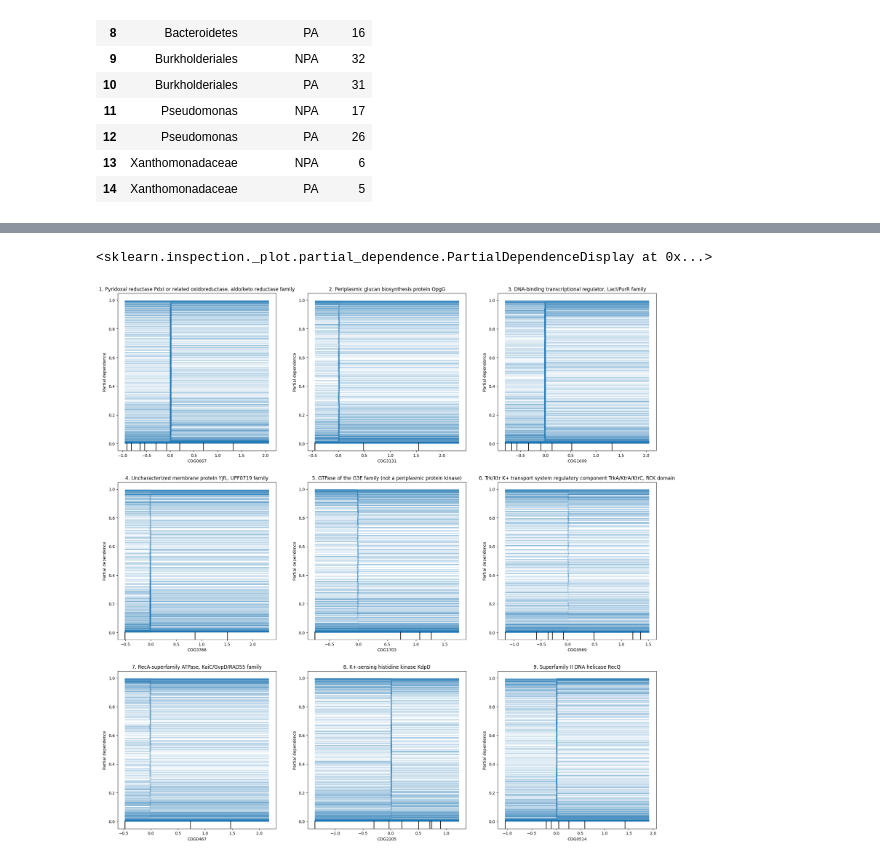
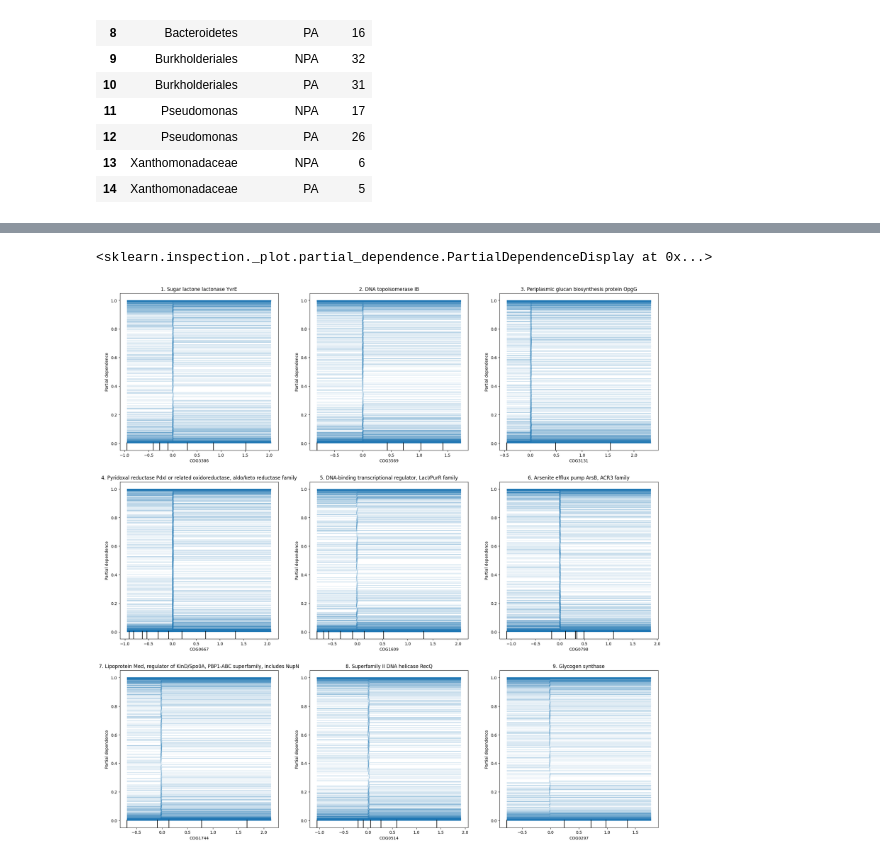
Before and after one commit to ajlukasiewicz/Team_9_MacLearn, a Jupyter notebook: Prediction_of_plant_associated_bacteria.ipynb, the cells around one changed output, grey strips where cells are left out. Saved outputs shown, nothing was run; the diff lists cells and outputs as text; code cells hidden in the pictures.

```diff
--- a/Prediction_of_plant_associated_bacteria.ipynb
+++ b/Prediction_of_plant_associated_bacteria.ipynb
@@ -667,42 +647,41 @@ KeyboardInterrupt: ignored
 # %%
 #SC and ML
 fig, ax = plt.subplots(3, 3, figsize =(24, 24))
 
 # Top three feature importances
 
-ax[0,0].set_title('1. Pyridoxal reductase PdxI or related oxidoreductase, aldo/keto reductase family')
-PartialDependenceDisplay.from_estimator(XGB, X_train, ['COG0667'], kind='individual' , ax = ax[0,0])
+ax[0,0].set_title('1. Sugar lactone lactonase YvrE')
+PartialDependenceDisplay.from_estimator(XGB, X_train, ['COG3386'], kind='individual' , ax = ax[0,0])
 
-ax[0,1].set_title('2. Periplasmic glucan biosynthesis protein OpgG')
-PartialDependenceDisplay.from_estimator(XGB, X_train, ['COG3131'], kind='individual' , ax = ax[0,1])
+ax[0,1].set_title('2. DNA topoisomerase IB')
+PartialDependenceDisplay.from_estimator(XGB, X_train, ['COG3569'], kind='individual' , ax = ax[0,1])
 
-ax[0,2].set_title('3. DNA-binding transcriptional regulator, LacI/PurR family')
-PartialDependenceDisplay.from_estimator(XGB, X_train, ['COG1609'], kind='individual' , ax = ax[0,2])
+ax[0,2].set_title('3. Periplasmic glucan biosynthesis protein OpgG')
+PartialDependenceDisplay.from_estimator(XGB, X_train, ['COG3131'], kind='individual' , ax = ax[0,2])
+
+# Next top three
+ax[1,0].set_title('4. Pyridoxal reductase PdxI or related oxidoreductase, aldo/keto reductase family')
+PartialDependenceDisplay.from_estimator(XGB, X_train, ['COG0667'], kind='individual' , ax = ax[1,0])
+
+ax[1,1].set_title('5. DNA-binding transcriptional regulator, LacI/PurR family')
+PartialDependenceDisplay.from_estimator(XGB, X_train, ['COG1609'], kind='individual' , ax = ax[1,1])
+
+ax[1,2].set_title('6. Arsenite efflux pump ArsB, ACR3 family')
+PartialDependenceDisplay.from_estimator(XGB, X_train, ['COG0798'], kind='individual' , ax = ax[1,2])
 
 # Next top three
 
-ax[1,0].set_title('4. Uncharacterized membrane protein YjfL, UPF0719 family')
-PartialDependenceDisplay.from_estimator(XGB, X_train, ['COG3766'], kind='individual' , ax = ax[1,0])
+ax[2,0].set_title('7. Lipoprotein Med, regulator of KinD/Spo0A, PBP1-ABC superfamily, includes NupN')
+PartialDependenceDisplay.from_estimator(XGB, X_train, ['COG1744'], kind='individual' , ax = ax[2,0])
 
-ax[1,1].set_title('5. GTPase of the G3E family (not a periplasmic protein kinase)')
-PartialDependenceDisplay.from_estimator(XGB, X_train, ['COG1703'], kind='individual' , ax = ax[1,1])
+ax[2,1].set_title('8. Superfamily II DNA helicase RecQ')
+PartialDependenceDisplay.from_estimator(XGB, X_train, ['COG0514'], kind='individual' , ax = ax[2,1])
 
-ax[1,2].set_title('6. Trk/Ktr K+ transport system regulatory component TrkA/KtrA/KtrC, RCK domain')
-PartialDependenceDisplay.from_estimator(XGB, X_train, ['COG0569'], kind='individual' , ax = ax[1,2])
-
-# Next top three
-
-ax[2,0].set_title('7. RecA-superfamily ATPase, KaiC/GvpD/RAD55 family')
-PartialDependenceDisplay.from_estimator(XGB, X_train, ['COG0467'], kind='individual' , ax = ax[2,0])
-
-ax[2,1].set_title('8. K+-sensing histidine kinase KdpD')
-PartialDependenceDisplay.from_estimator(XGB, X_train, ['COG2205'], kind='individual' , ax = ax[2,1])
-
-ax[2,2].set_title('9. Superfamily II DNA helicase RecQ')
-PartialDependenceDisplay.from_estimator(XGB, X_train, ['COG0514'], kind='individual' , ax = ax[2,2])
+ax[2,2].set_title('9. Glycogen synthase')
+PartialDependenceDisplay.from_estimator(XGB, X_train, ['COG0297'], kind='individual' , ax = ax[2,2])
 # %% [output]
 <sklearn.inspection._plot.partial_dependence.PartialDependenceDisplay at 0x...>
-[figure, old version]
+[figure, new version]
 # %%
 # SC and ML
 
```
Also changed, not shown: parts of 5 cells of this notebook.
